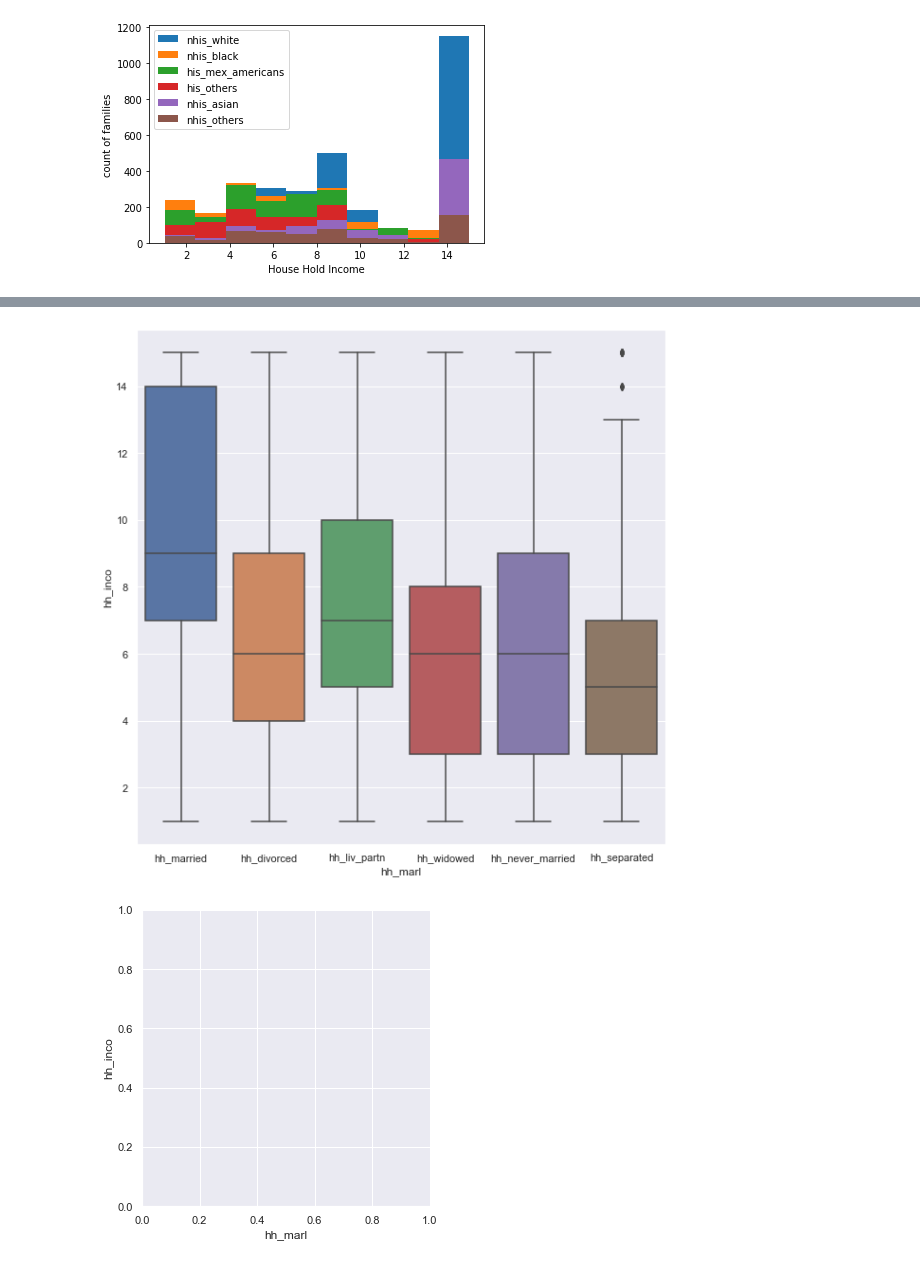
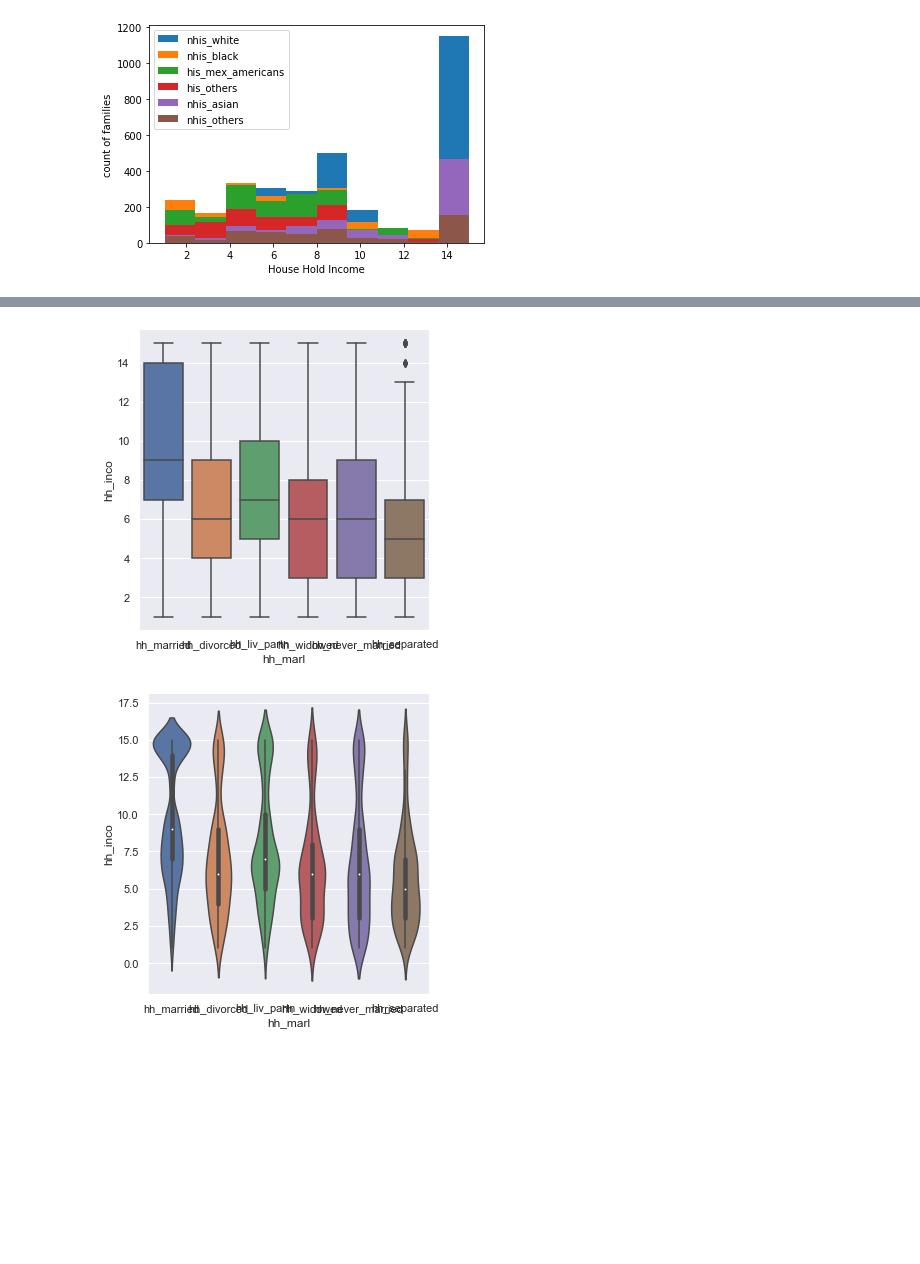
Before and after one commit to nitzmali/Kaggle, a Jupyter notebook: AK_Project/Data Exploration and features.ipynb, the cells around one changed output, grey strips where cells are left out. Cells and saved outputs as stored; diff of their text form; code cells hidden in the pictures; blank space fills up the shorter version.

```diff
--- a/AK_Project/Data Exploration and features.ipynb
+++ b/AK_Project/Data Exploration and features.ipynb
@@ -248,6 +487,7 @@ Text(0.5, 0, 'poverty')
 # %%
-fig,ax =plt.subplots(1,figsize=(10,10))
-sns.catplot(x="hh_marl", y="hh_inco",kind="box", data=df,ax=ax);
+
+sns.catplot(x="hh_marl", y="hh_inco",kind="box", data=df);
+sns.catplot(x="hh_marl", y="hh_inco",kind="violin", data=df);
 # %% [output]
-[figure, old version]
+[figure, new version]
-[figure, old version]
+[figure, new version]
```
Also changed, not shown: parts of 40 cells of this notebook, 1 other file.
